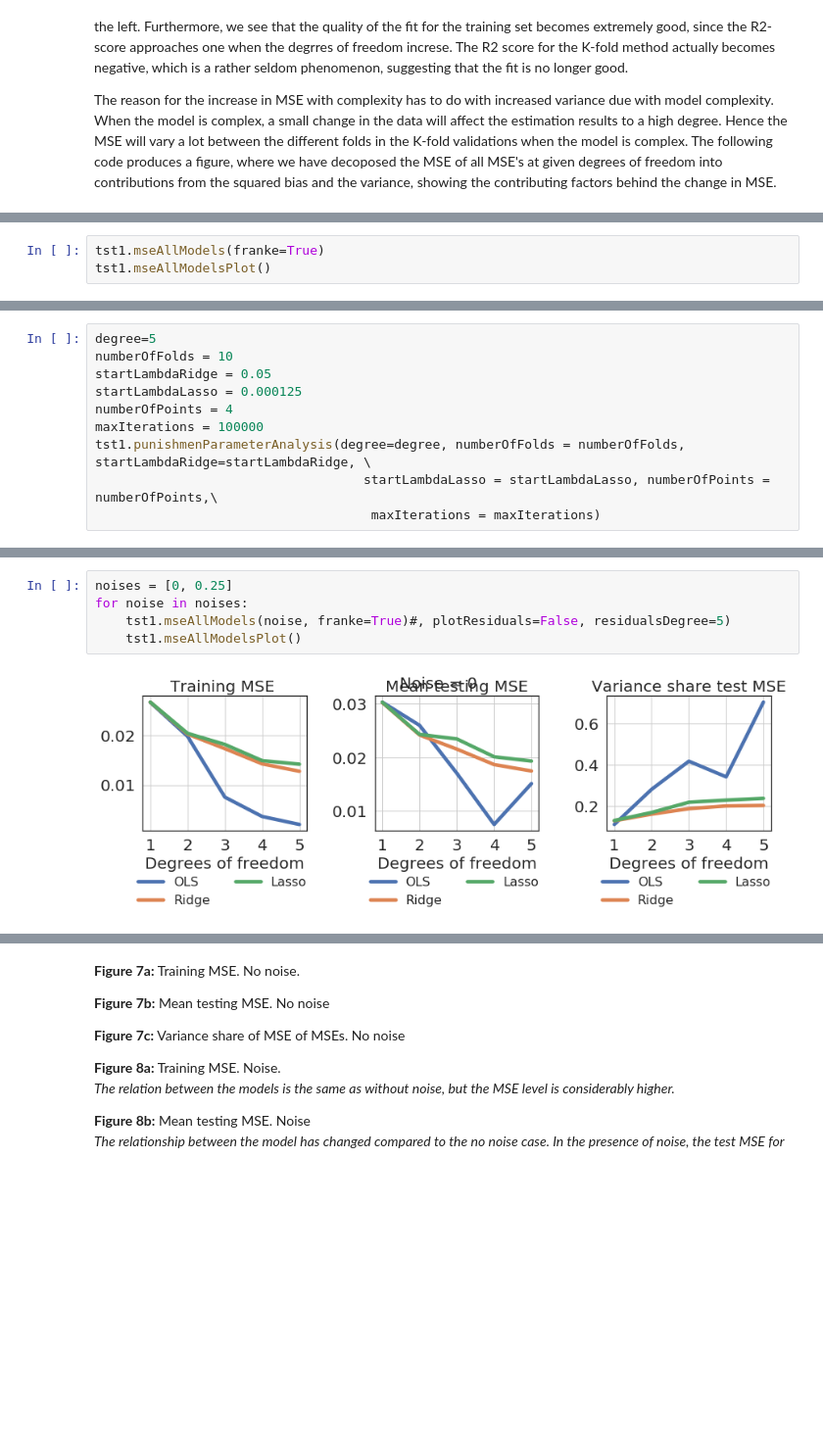
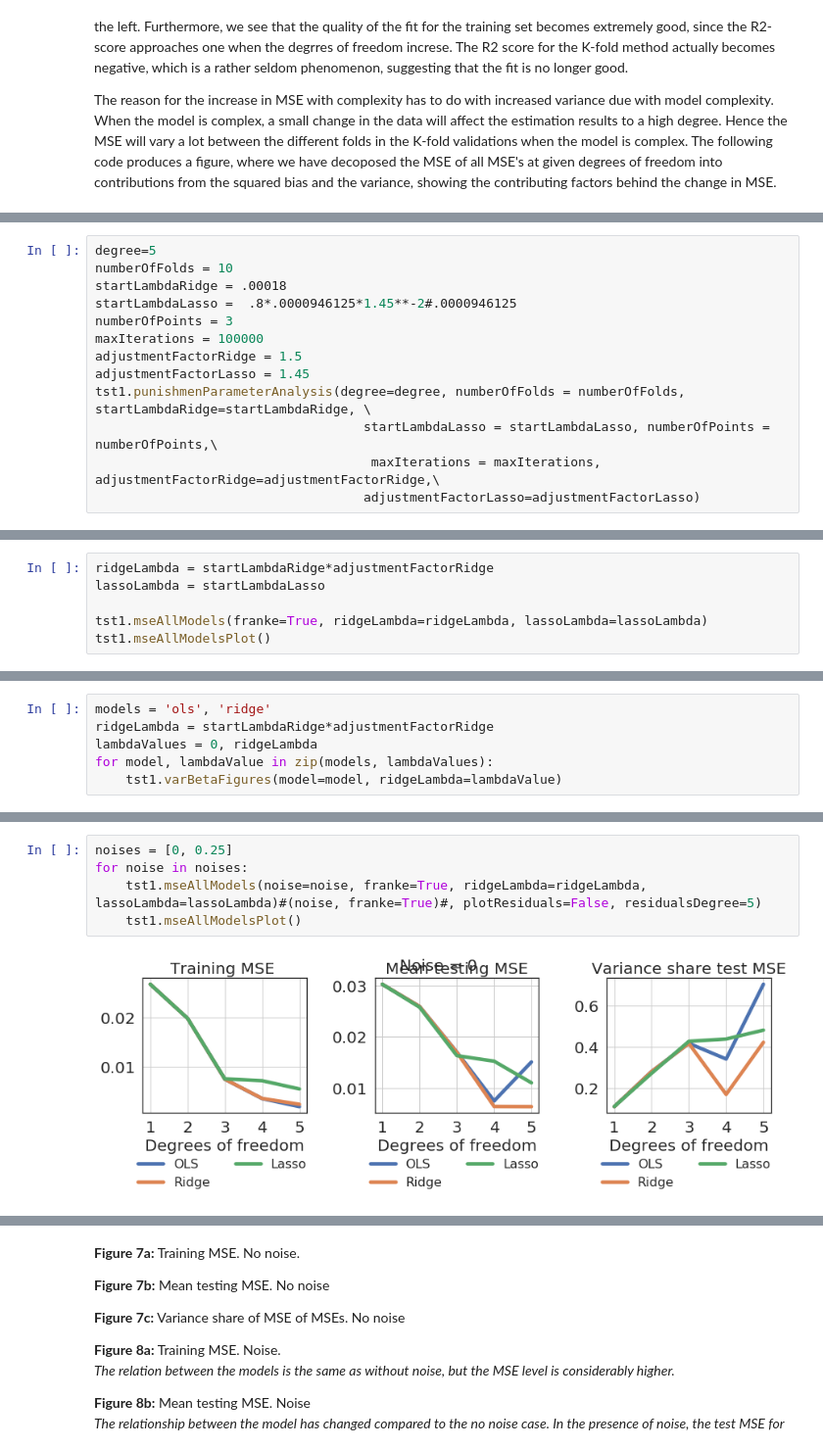
Before and after one commit to kaaja/ADAML, a Jupyter notebook: m1/m1Class.ipynb, the cells around one changed output, grey strips where cells are left out. Shown at 98% size. Saved outputs shown, nothing was run; the diff lists cells and outputs as text; blank space fills up the shorter version.

```diff
--- a/m1/m1Class.ipynb
+++ b/m1/m1Class.ipynb
@@ -90,0 +87,13 @@ The following code produces figures for comparing training MSE between three mod
+# %%
+degree=5
+numberOfFolds = 10
+startLambdaRidge = .00018
+startLambdaLasso =  .8*.0000946125*1.45**-2#.0000946125
+numberOfPoints = 3
+maxIterations = 100000
+adjustmentFactorRidge = 1.5
+adjustmentFactorLasso = 1.45
+tst1.punishmenParameterAnalysis(degree=degree, numberOfFolds = numberOfFolds, startLambdaRidge=startLambdaRidge, \
+                                   startLambdaLasso = startLambdaLasso, numberOfPoints = numberOfPoints,\
+                                    maxIterations = maxIterations, adjustmentFactorRidge=adjustmentFactorRidge,\
+                                   adjustmentFactorLasso=adjustmentFactorLasso)
@@ -91,4 +113,7 @@ The following code produces figures for comparing training MSE between three mod
 # %%
-tst1.mseAllModels(franke=True)
+ridgeLambda = startLambdaRidge*adjustmentFactorRidge
+lassoLambda = startLambdaLasso
+
+tst1.mseAllModels(franke=True, ridgeLambda=ridgeLambda, lassoLambda=lassoLambda)
 tst1.mseAllModelsPlot()
 # %% [output]
@@ -116,10 +140,0 @@ A natural next question is to ask about the optimal size of the punishment param
-# %%
-degree=5
-numberOfFolds = 10
-startLambdaRidge = 0.05
-startLambdaLasso = 0.000125
-numberOfPoints = 4
-maxIterations = 100000
-tst1.punishmenParameterAnalysis(degree=degree, numberOfFolds = numberOfFolds, startLambdaRidge=startLambdaRidge, \
-                                   startLambdaLasso = startLambdaLasso, numberOfPoints = numberOfPoints,\
-                                    maxIterations = maxIterations)
@@ -157,0 +141,6 @@ We see that the results for Lasso looks very similar to the results from Ridge.
+# %%
+models = 'ols', 'ridge'
+ridgeLambda = startLambdaRidge*adjustmentFactorRidge
+lambdaValues = 0, ridgeLambda
+for model, lambdaValue in zip(models, lambdaValues):
+    tst1.varBetaFigures(model=model, ridgeLambda=lambdaValue)
@@ -163,7 +161,7 @@ In order to see what the effect of noise is on the estimators, we now add more n
 # %%
 noises = [0, 0.25]
 for noise in noises:
-    tst1.mseAllModels(noise, franke=True)#, plotResiduals=False, residualsDegree=5)
+    tst1.mseAllModels(noise=noise, franke=True, ridgeLambda=ridgeLambda, lassoLambda=lassoLambda)#(noise, franke=True)#, plotResiduals=False, residualsDegree=5)
     tst1.mseAllModelsPlot()
 # %% [output]
-[figure, old version]
+[figure, new version]
```
Also changed, not shown: parts of 31 cells of this notebook, 1 other file.
